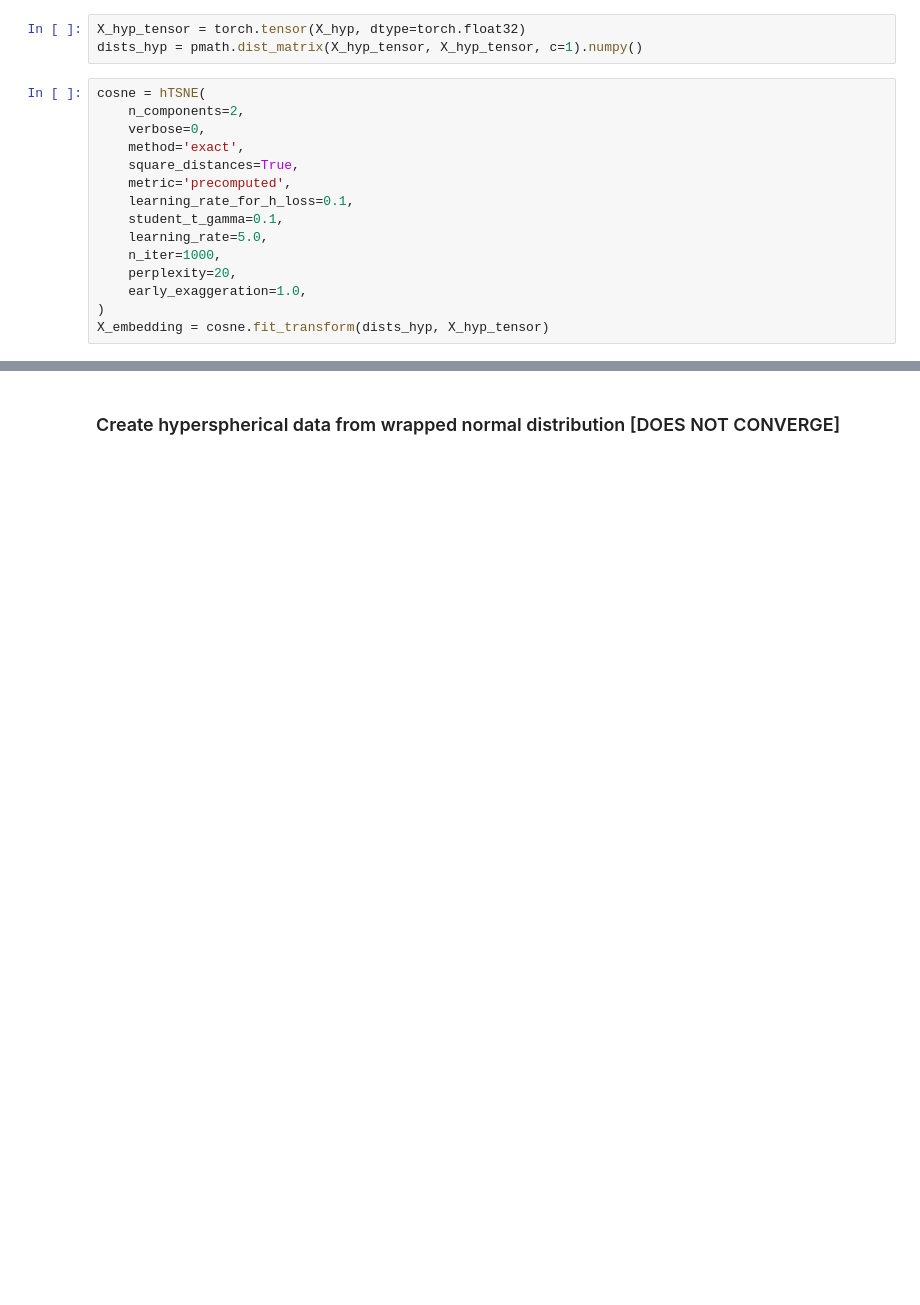
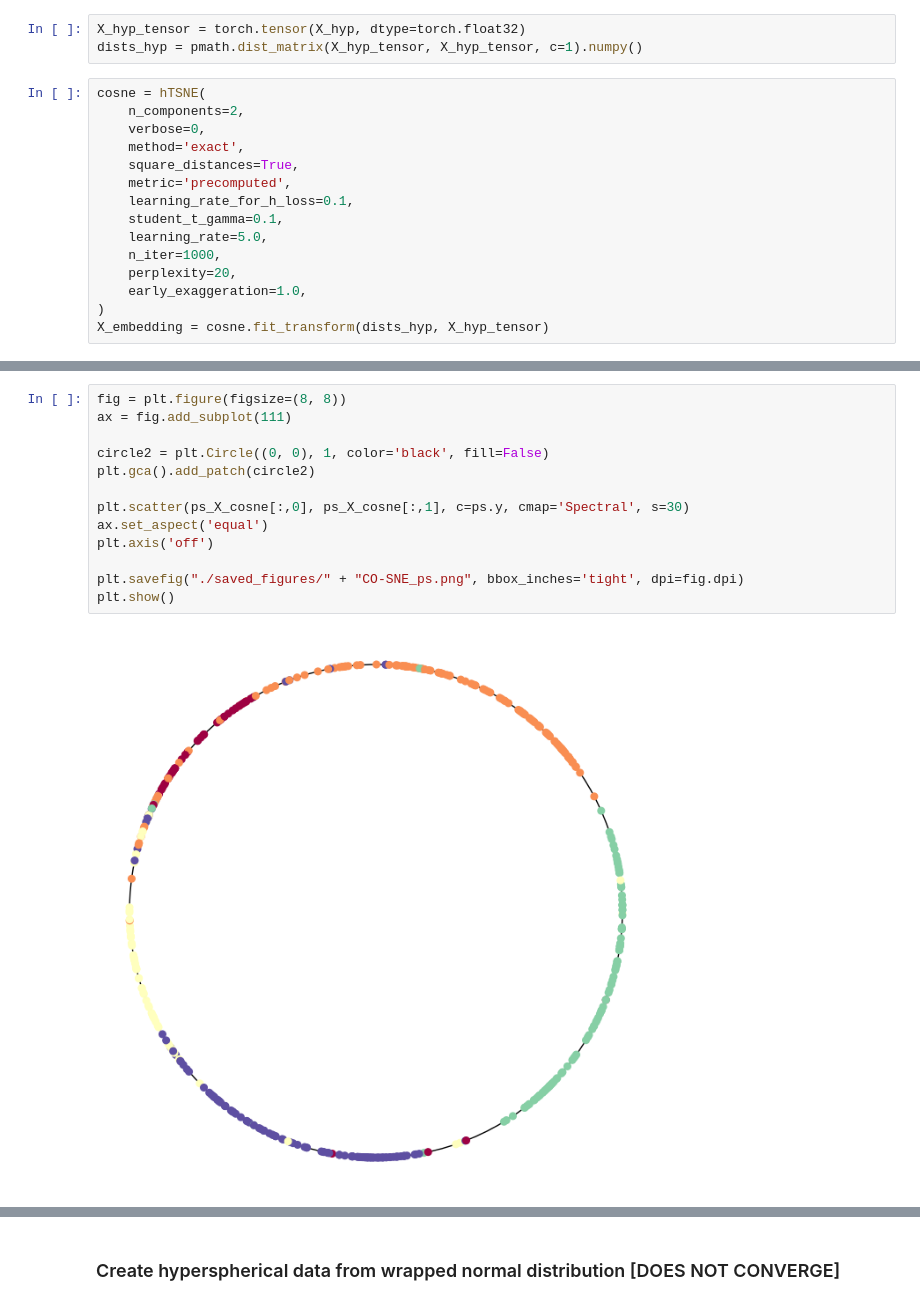
Before and after one commit to qc2321/PS-SNE, a Jupyter notebook: ps_sne.ipynb, the cells around one changed output, grey strips where cells are left out. Saved outputs shown, nothing was run; the diff lists cells and outputs as text; blank space fills up the shorter version.

```diff
--- a/ps_sne.ipynb
+++ b/ps_sne.ipynb
@@ -192,0 +246,15 @@ plt.show()
+# %%
+fig = plt.figure(figsize=(8, 8))
+ax = fig.add_subplot(111)
+
+circle2 = plt.Circle((0, 0), 1, color='black', fill=False)
+plt.gca().add_patch(circle2)
+
+plt.scatter(ps_X_cosne[:,0], ps_X_cosne[:,1], c=ps.y, cmap='Spectral', s=30)
+ax.set_aspect('equal')
+plt.axis('off')
+
+plt.savefig("./saved_figures/" + "CO-SNE_ps.png", bbox_inches='tight', dpi=fig.dpi)
+plt.show()
+# %% [output]
+[figure, added]
```
Also changed, not shown: parts of 33 cells of this notebook, 3 other files.
